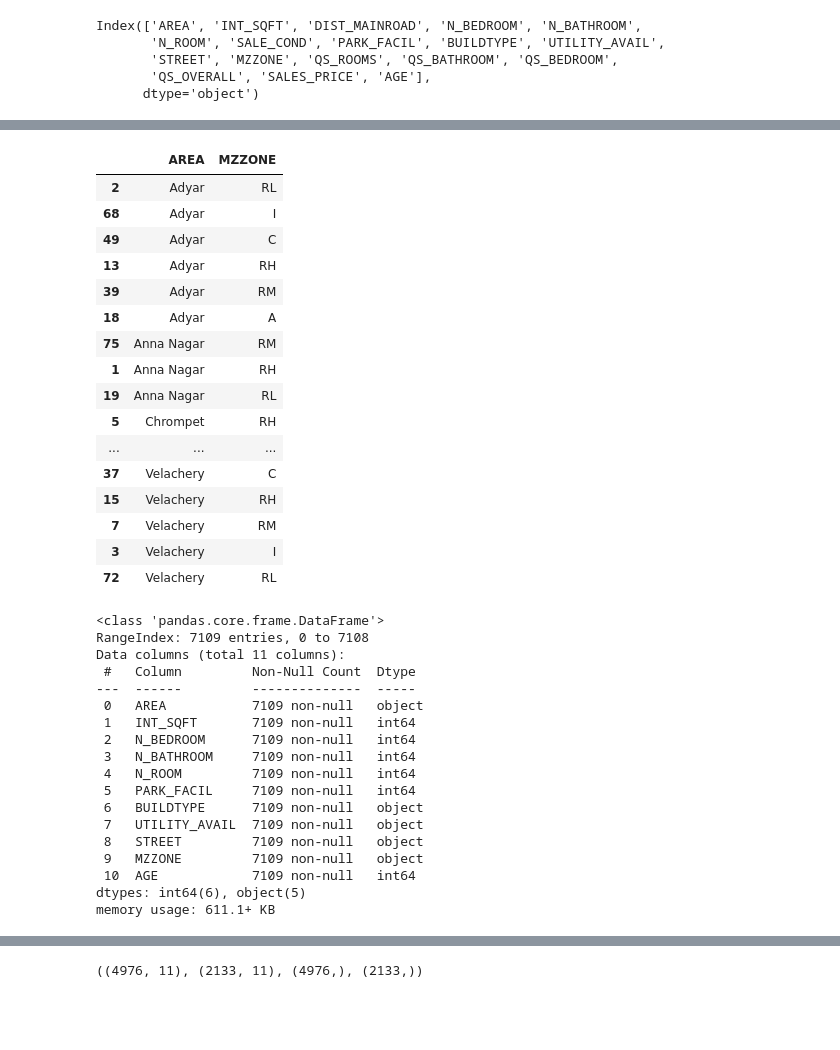
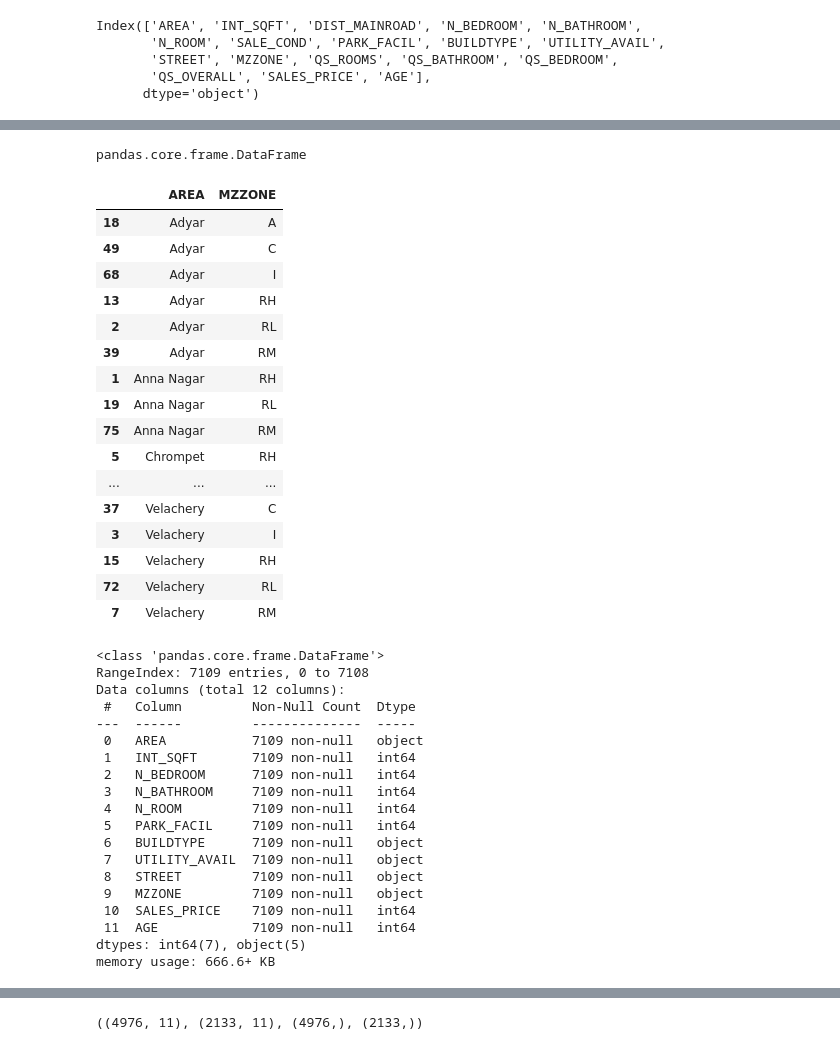
Before and after one commit to SainathReddy5/Guvi_Project, a Jupyter notebook: CHPP_Project.ipynb, the cells around one changed output, grey strips where cells are left out. Saved outputs shown, nothing was run; the diff lists cells and outputs as text; code cells hidden in the pictures; blank space fills up the shorter version.

```diff
--- a/CHPP_Project.ipynb
+++ b/CHPP_Project.ipynb
@@ -611,6 +601,5 @@ df
 # %%
-y = df.SALES_PRICE
-df = df.drop(['DIST_MAINROAD','SALE_COND','QS_ROOMS','QS_BATHROOM','QS_BEDROOM','QS_OVERALL','SALES_PRICE'],axis=1)
+df = df.drop(['DIST_MAINROAD','SALE_COND','QS_ROOMS','QS_BATHROOM','QS_BEDROOM','QS_OVERALL'],axis=1)
 # %%
 df
 # %% [output]
@@ -630,29 +624,33 @@ df
+# %%
+type(y)
+# %% [output]
+pandas.core.frame.DataFrame
 # %%
-df[['AREA','MZZONE']].drop_duplicates().sort_values(by='AREA')
+df[['AREA','MZZONE']].drop_duplicates().sort_values(by=['AREA','MZZONE'])
 # %% [output]
 |  | AREA | MZZONE |
+| 18 | Adyar | A |
+| 49 | Adyar | C |
+| 68 | Adyar | I |
+| 13 | Adyar | RH |
 | 2 | Adyar | RL |
-| 68 | Adyar | I |
-| 49 | Adyar | C |
-| 13 | Adyar | RH |
 | 39 | Adyar | RM |
-| 18 | Adyar | A |
-| 75 | Anna Nagar | RM |
 | 1 | Anna Nagar | RH |
 | 19 | Anna Nagar | RL |
+| 75 | Anna Nagar | RM |
 | 5 | Chrompet | RH |
 | ... | ... | ... |
 | 37 | Velachery | C |
+| 3 | Velachery | I |
 | 15 | Velachery | RH |
+| 72 | Velachery | RL |
 | 7 | Velachery | RM |
-| 3 | Velachery | I |
-| 72 | Velachery | RL |
 # %%
 df.info()
 # %% [output]
 <class 'pandas.core.frame.DataFrame'>
 RangeIndex: 7109 entries, 0 to 7108
-Data columns (total 11 columns):
+Data columns (total 12 columns):
  #   Column         Non-Null Count  Dtype
 ---  ------         --------------  -----
  0   AREA           7109 non-null   object
@@ -665,9 +663,10 @@ Data columns (total 11 columns):
  7   UTILITY_AVAIL  7109 non-null   object
  8   STREET         7109 non-null   object
  9   MZZONE         7109 non-null   object
- 10  AGE            7109 non-null   int64
-dtypes: int64(6), object(5)
-memory usage: 611.1+ KB
+ 10  SALES_PRICE    7109 non-null   int64
+ 11  AGE            7109 non-null   int64
+dtypes: int64(7), object(5)
+memory usage: 666.6+ KB
 # %%
 # ENCODING
 area_map ={
```
Also changed, not shown: parts of 44 cells of this notebook, 3 other files.
